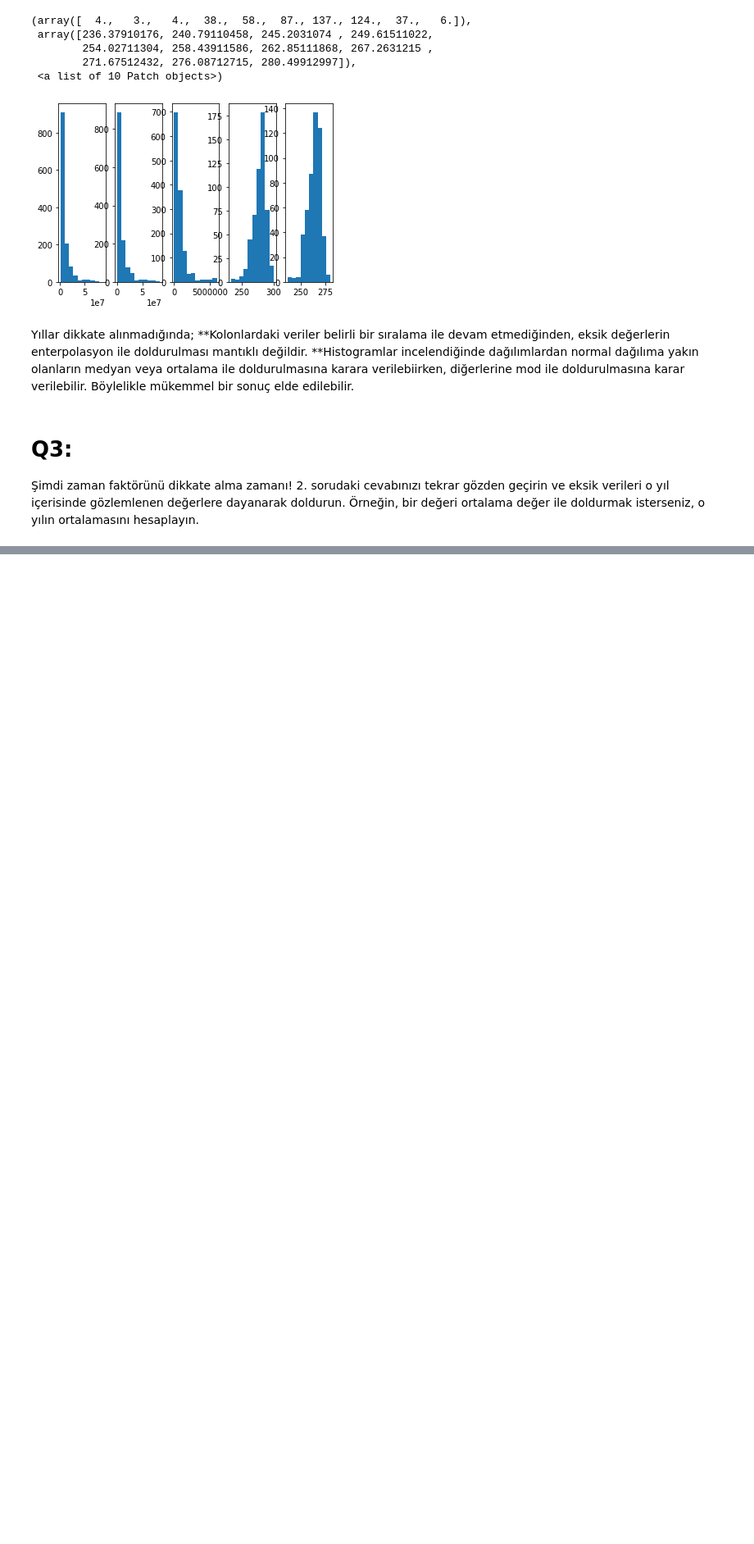
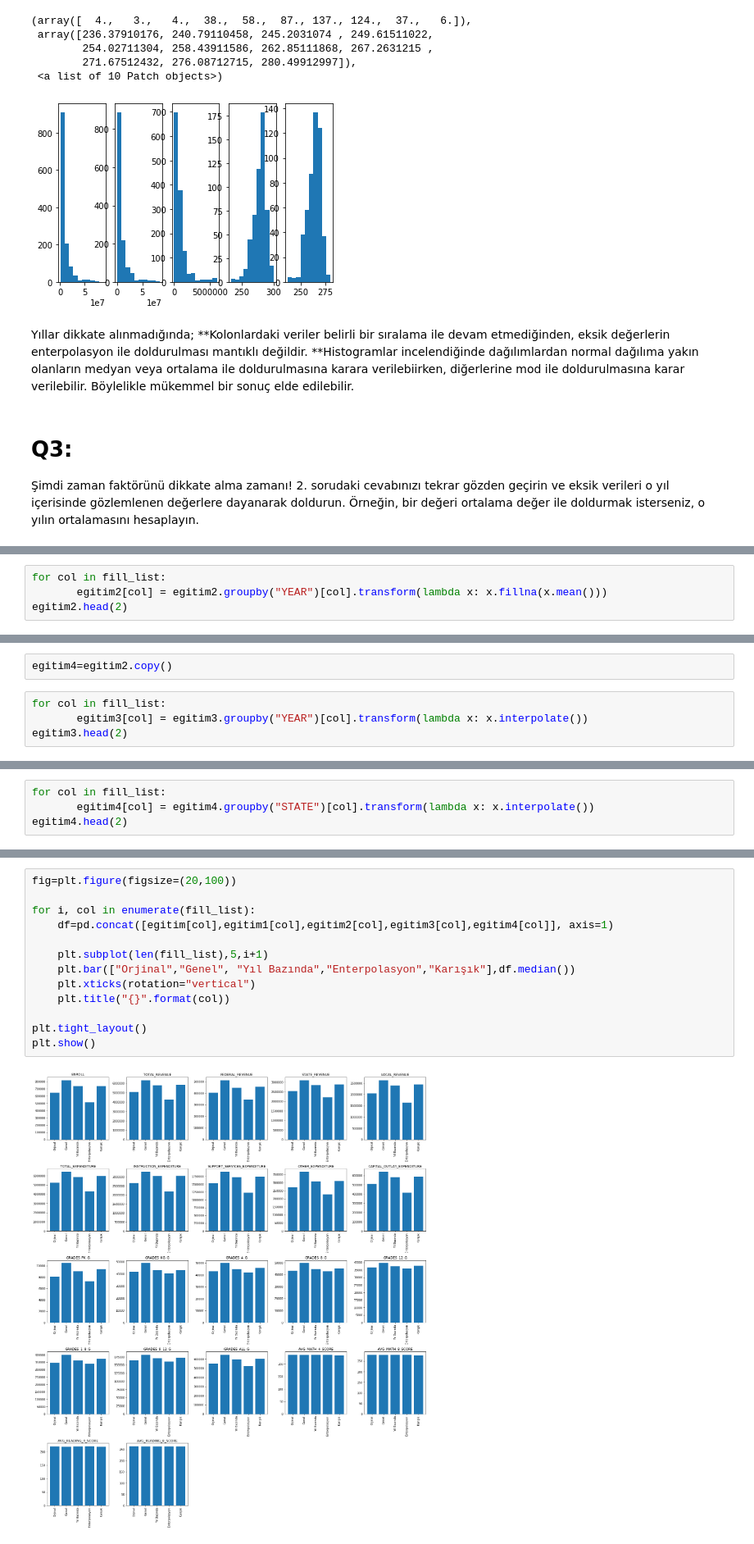
Before and after one commit to mehmetfatihdata/BOOTCAMP_1, a Jupyter notebook: WORK_17_LOSTVALUES.ipynb, the cells around one changed output, grey strips where cells are left out. Shown: that part at 82% size. Cells and saved outputs as stored; diff of their text form; blank space fills up the shorter version.

```diff
--- a/WORK_17_LOSTVALUES.ipynb
+++ b/WORK_17_LOSTVALUES.ipynb
@@ -168,0 +125,4 @@ dtype: float64
+# %%
+for col in fill_list:
+       egitim2[col] = egitim2.groupby("YEAR")[col].transform(lambda x: x.fillna(x.mean()))
+egitim2.head(2)
@@ -168,0 +134,6 @@ dtype: float64
+# %%
+egitim4=egitim2.copy()
+# %%
+for col in fill_list:
+       egitim3[col] = egitim3.groupby("YEAR")[col].transform(lambda x: x.interpolate())
+egitim3.head(2)
@@ -168,0 +145,4 @@ dtype: float64
+# %%
+for col in fill_list:
+       egitim4[col] = egitim4.groupby("STATE")[col].transform(lambda x: x.interpolate())
+egitim4.head(2)
@@ -168,0 +189,15 @@ dtype: float64
+# %%
+fig=plt.figure(figsize=(20,100))
+
+for i, col in enumerate(fill_list):
+    df=pd.concat([egitim[col],egitim1[col],egitim2[col],egitim3[col],egitim4[col]], axis=1)
+
+    plt.subplot(len(fill_list),5,i+1)
+    plt.bar(["Orjinal","Genel", "Yıl Bazında","Enterpolasyon","Karışık"],df.median())
+    plt.xticks(rotation="vertical")
+    plt.title("{}".format(col))
+
+plt.tight_layout()
+plt.show()
+# %% [output]
+[figure, added]
```
Also changed, not shown: parts of 17 cells of this notebook.
